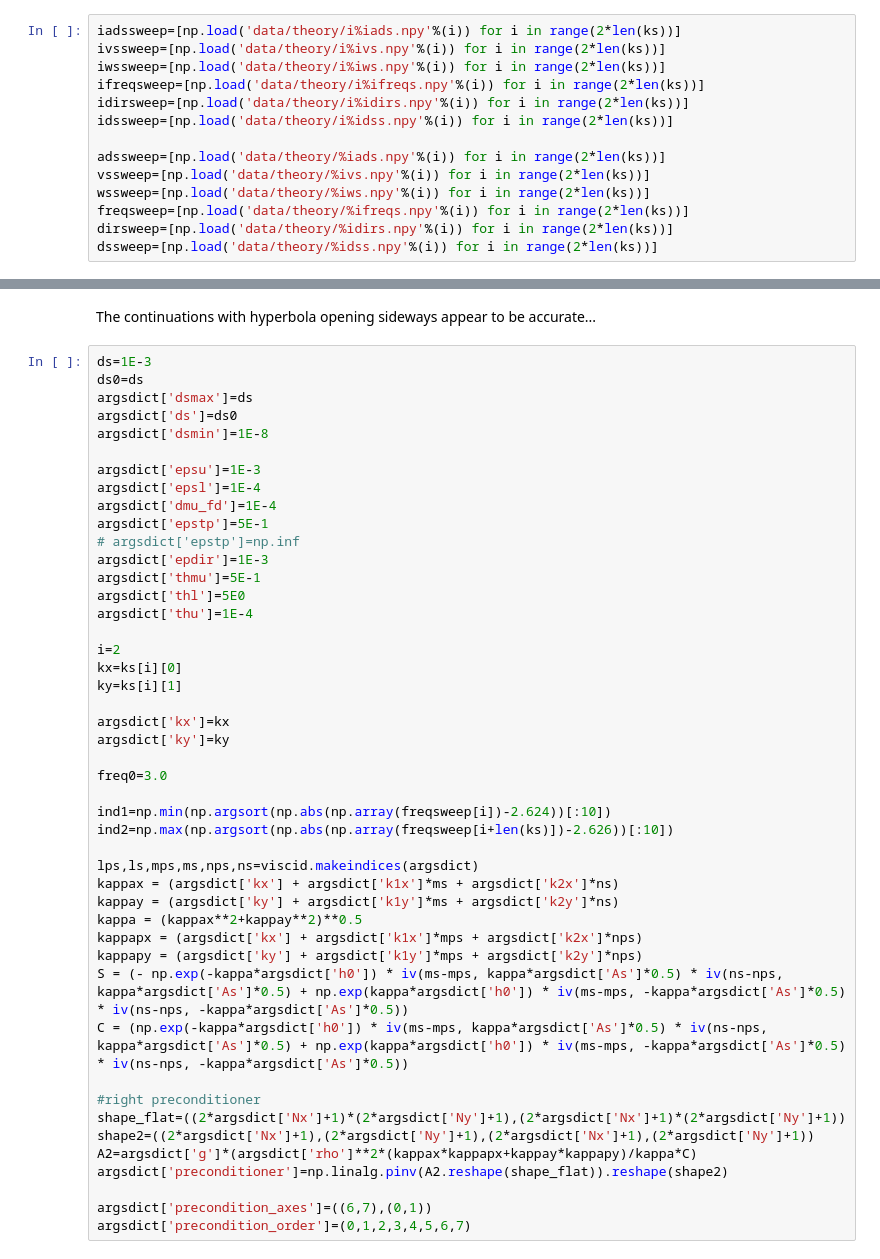
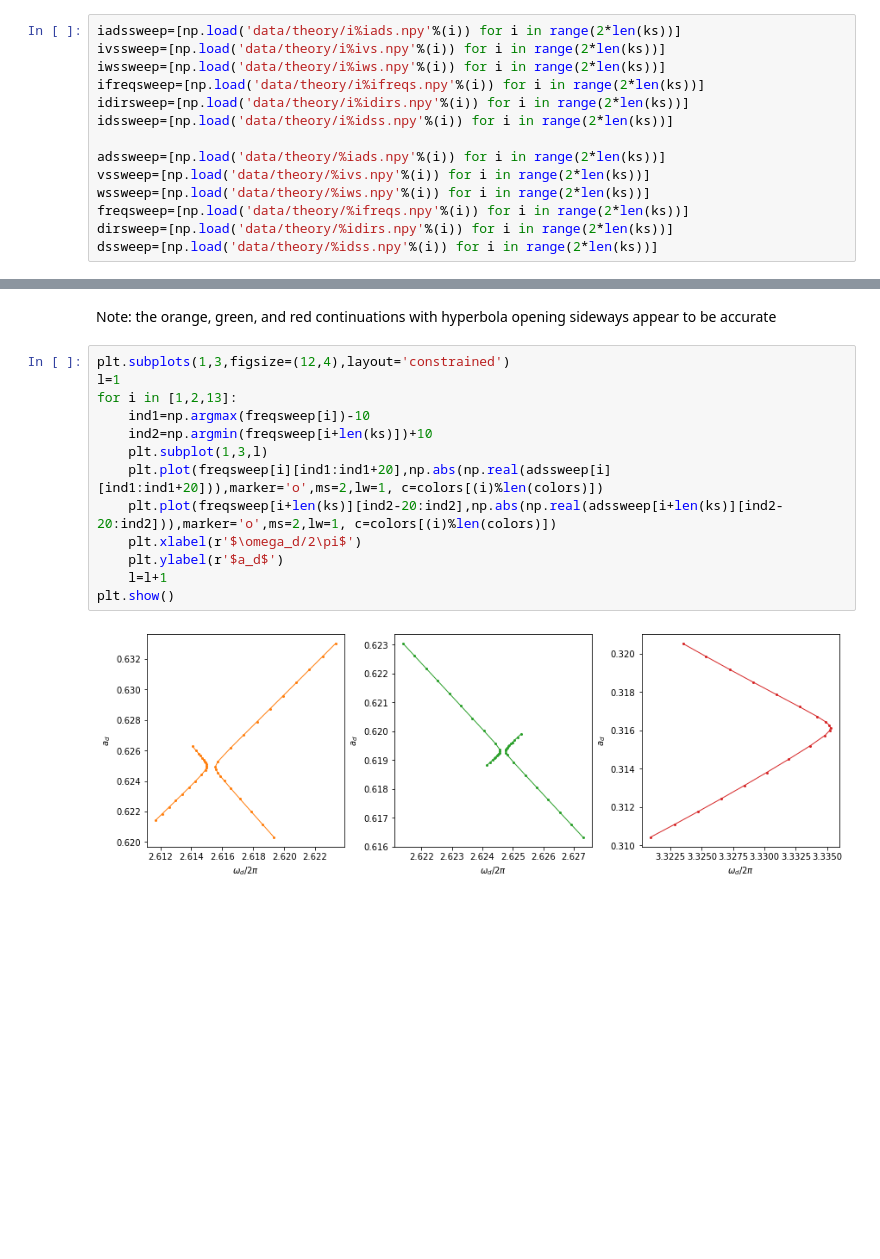
Before and after one commit to znicolaou/viscidfaraday, a Jupyter notebook: viscid_notebook.ipynb, the cells around one changed output, grey strips where cells are left out. Cells and saved outputs as stored; diff of their text form; blank space fills up the shorter version.

```diff
--- a/viscid_notebook.ipynb
+++ b/viscid_notebook.ipynb
@@ -1742,48 +1678,17 @@ print(stop0-start0)
 # %% [markdown]
-The continuations with hyperbola opening sideways appear to be accurate...
+Note: the orange, green, and red continuations with hyperbola opening sideways appear to be accurate
 # %%
-ds=1E-3
-ds0=ds
-argsdict['dsmax']=ds
-argsdict['ds']=ds0
-argsdict['dsmin']=1E-8
-
-argsdict['epsu']=1E-3
-argsdict['epsl']=1E-4
-argsdict['dmu_fd']=1E-4
-argsdict['epstp']=5E-1
-# argsdict['epstp']=np.inf
-argsdict['epdir']=1E-3
-argsdict['thmu']=5E-1
-argsdict['thl']=5E0
-argsdict['thu']=1E-4
-
-i=2
-kx=ks[i][0]
-ky=ks[i][1]
-
-argsdict['kx']=kx
-argsdict['ky']=ky
-
-freq0=3.0
-
-ind1=np.min(np.argsort(np.abs(np.array(freqsweep[i])-2.624))[:10])
-ind2=np.max(np.argsort(np.abs(np.array(freqsweep[i+len(ks)])-2.626))[:10])
-
-lps,ls,mps,ms,nps,ns=viscid.makeindices(argsdict)
-kappax = (argsdict['kx'] + argsdict['k1x']*ms + argsdict['k2x']*ns)
-kappay = (argsdict['ky'] + argsdict['k1y']*ms + argsdict['k2y']*ns)
-kappa = (kappax**2+kappay**2)**0.5
-kappapx = (argsdict['kx'] + argsdict['k1x']*mps + argsdict['k2x']*nps)
-kappapy = (argsdict['ky'] + argsdict['k1y']*mps + argsdict['k2y']*nps)
-S = (- np.exp(-kappa*argsdict['h0']) * iv(ms-mps, kappa*argsdict['As']*0.5) * iv(ns-nps, kappa*argsdict['As']*0.5) + np.exp(kappa*argsdict['h0']) * iv(ms-mps, -kappa*argsdict['As']*0.5) * iv(ns-nps, -kappa*argsdict['As']*0.5))
-C = (np.exp(-kappa*argsdict['h0']) * iv(ms-mps, kappa*argsdict['As']*0.5) * iv(ns-nps, kappa*argsdict['As']*0.5) + np.exp(kappa*argsdict['h0']) * iv(ms-mps, -kappa*argsdict['As']*0.5) * iv(ns-nps, -kappa*argsdict['As']*0.5))
-
-#right preconditioner
-shape_flat=((2*argsdict['Nx']+1)*(2*argsdict['Ny']+1),(2*argsdict['Nx']+1)*(2*argsdict['Ny']+1))
-shape2=((2*argsdict['Nx']+1),(2*argsdict['Ny']+1),(2*argsdict['Nx']+1),(2*argsdict['Ny']+1))
-A2=argsdict['g']*(argsdict['rho']**2*(kappax*kappapx+kappay*kappapy)/kappa*C)
-argsdict['preconditioner']=np.linalg.pinv(A2.reshape(shape_flat)).reshape(shape2)
-
-argsdict['precondition_axes']=((6,7),(0,1))
-argsdict['precondition_order']=(0,1,2,3,4,5,6,7)
+plt.subplots(1,3,figsize=(12,4),layout='constrained')
+l=1
+for i in [1,2,13]:
+    ind1=np.argmax(freqsweep[i])-10
+    ind2=np.argmin(freqsweep[i+len(ks)])+10
+    plt.subplot(1,3,l)
+    plt.plot(freqsweep[i][ind1:ind1+20],np.abs(np.real(adssweep[i][ind1:ind1+20])),marker='o',ms=2,lw=1, c=colors[(i)%len(colors)])
+    plt.plot(freqsweep[i+len(ks)][ind2-20:ind2],np.abs(np.real(adssweep[i+len(ks)][ind2-20:ind2])),marker='o',ms=2,lw=1, c=colors[(i)%len(colors)])
+    plt.xlabel(r'$\omega_d/2\pi$')
+    plt.ylabel(r'$a_d$')
+    l=l+1
+plt.show()
+# %% [output]
+[figure, added]
```
Also changed, not shown: parts of 17 cells of this notebook, 2 other files.
